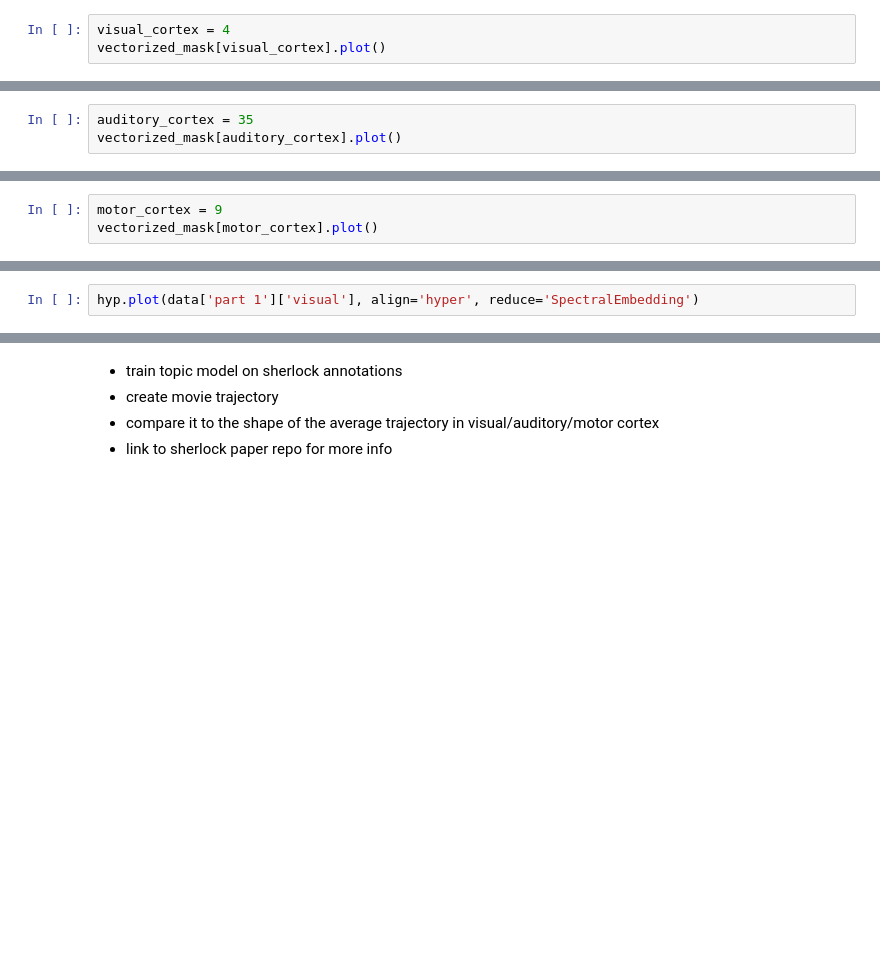
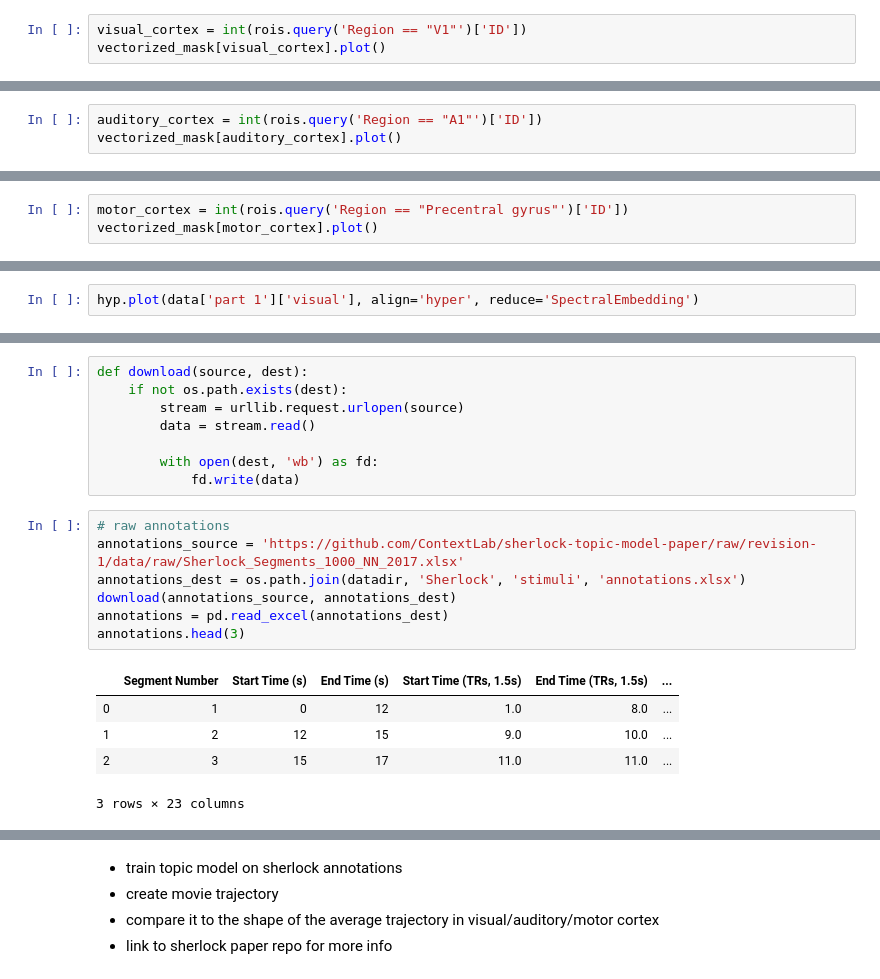
Before and after one commit to naturalistic-data-analysis/tutorial_development, a Jupyter notebook: hypertools/hypertools.ipynb, the cells around one changed output, grey strips where cells are left out. Saved outputs shown, nothing was run; the diff lists cells and outputs as text; blank space fills up the shorter version.

```diff
--- a/hypertools/hypertools.ipynb
+++ b/hypertools/hypertools.ipynb
@@ -74,17 +85,17 @@ threshold is ignored for simple axial plots
 # %%
-visual_cortex = 4
+visual_cortex = int(rois.query('Region == "V1"')['ID'])
 vectorized_mask[visual_cortex].plot()
 # %% [output]
 threshold is ignored for simple axial plots
 [figure]
 # %%
-auditory_cortex = 35
+auditory_cortex = int(rois.query('Region == "A1"')['ID'])
 vectorized_mask[auditory_cortex].plot()
 # %% [output]
 threshold is ignored for simple axial plots
 [figure]
 # %%
-motor_cortex = 9
+motor_cortex = int(rois.query('Region == "Precentral gyrus"')['ID'])
 vectorized_mask[motor_cortex].plot()
 # %% [output]
 threshold is ignored for simple axial plots
@@ -139,0 +160,21 @@ hyp.plot(data['part 1']['visual'], align='hyper', reduce='SpectralEmbedding')
+# %%
+def download(source, dest):
+    if not os.path.exists(dest):
+        stream = urllib.request.urlopen(source)
+        data = stream.read()
+
+        with open(dest, 'wb') as fd:
+            fd.write(data)
+# %%
+# raw annotations
+annotations_source = 'https://github.com/ContextLab/sherlock-topic-model-paper/raw/revision-1/data/raw/Sherlock_Segments_1000_NN_2017.xlsx'
+annotations_dest = os.path.join(datadir, 'Sherlock', 'stimuli', 'annotations.xlsx')
+download(annotations_source, annotations_dest)
+annotations = pd.read_excel(annotations_dest)
+annotations.head(3)
+# %% [output]
+|  | Segment Number | Start Time (s) | End Time (s) | Start Time (TRs, 1.5s) | End Time (TRs, 1.5s) | ... |
+| 0 | 1 | 0 | 12 | 1.0 | 8.0 | ... |
+| 1 | 2 | 12 | 15 | 9.0 | 10.0 | ... |
+| 2 | 3 | 15 | 17 | 11.0 | 11.0 | ... |
+3 rows × 23 columns
```
Also changed, not shown: parts of 16 cells of this notebook, 1 other file.
